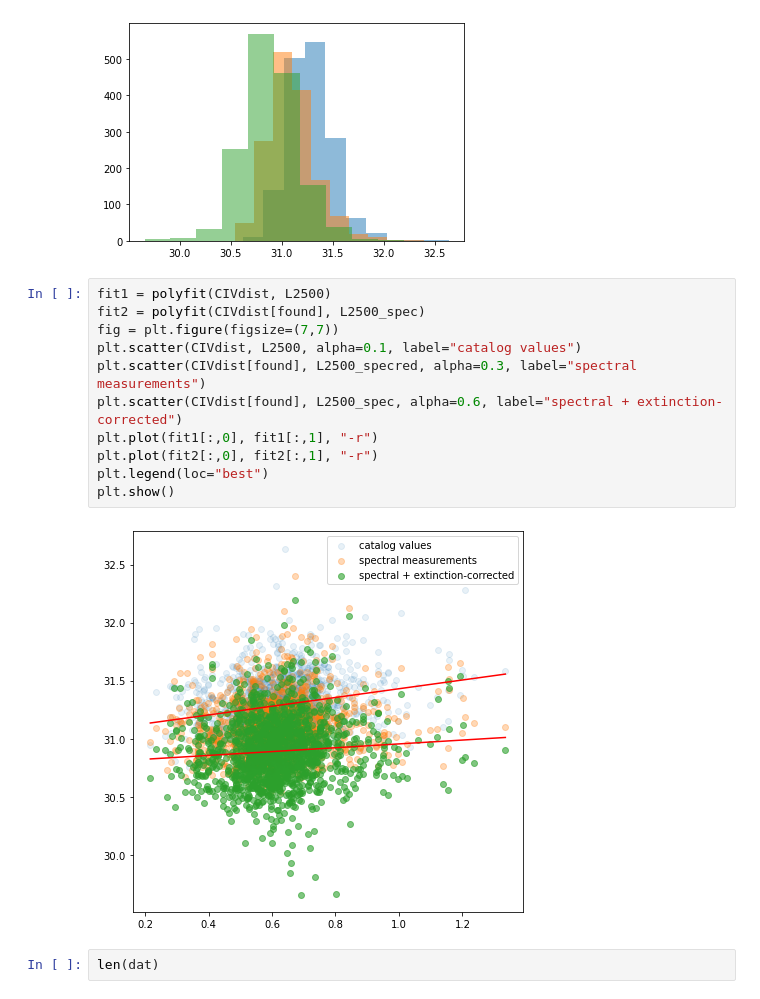
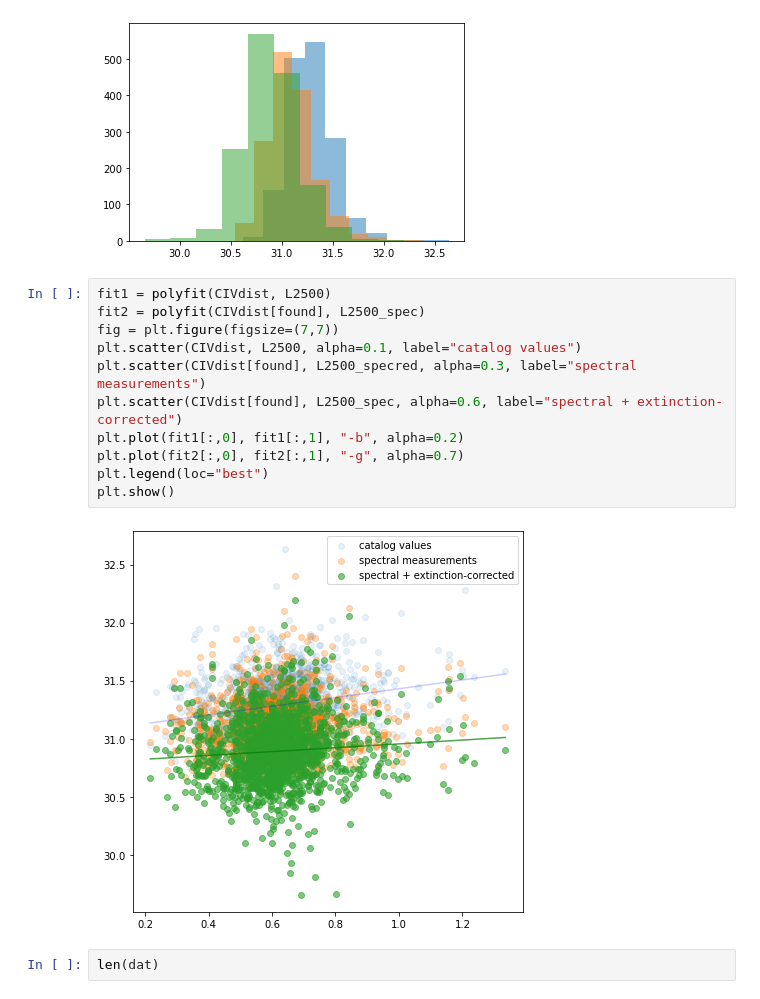
Before and after one commit to trevormccaffrey/Cosmology_Quasars, a Jupyter notebook: Xray_data/L2500_CIVprops_plots_5.ipynb, the cells around one changed output. Saved outputs shown, nothing was run; the diff lists cells and outputs as text.

```diff
--- a/Xray_data/L2500_CIVprops_plots_5.ipynb
+++ b/Xray_data/L2500_CIVprops_plots_5.ipynb
@@ -533,16 +533,16 @@ plt.hist(L2500_spec, alpha=0.5)
 # %%
 fit1 = polyfit(CIVdist, L2500)
 fit2 = polyfit(CIVdist[found], L2500_spec)
 fig = plt.figure(figsize=(7,7))
 plt.scatter(CIVdist, L2500, alpha=0.1, label="catalog values")
 plt.scatter(CIVdist[found], L2500_specred, alpha=0.3, label="spectral measurements")
 plt.scatter(CIVdist[found], L2500_spec, alpha=0.6, label="spectral + extinction-corrected")
-plt.plot(fit1[:,0], fit1[:,1], "-r")
-plt.plot(fit2[:,0], fit2[:,1], "-r")
+plt.plot(fit1[:,0], fit1[:,1], "-b", alpha=0.2)
+plt.plot(fit2[:,0], fit2[:,1], "-g", alpha=0.7)
 plt.legend(loc="best")
 plt.show()
 # %% [output]
-[figure, old version]
+[figure, new version]
 # %%
 len(dat)
 # %% [output]
```
Also changed, not shown: 2 other files.
